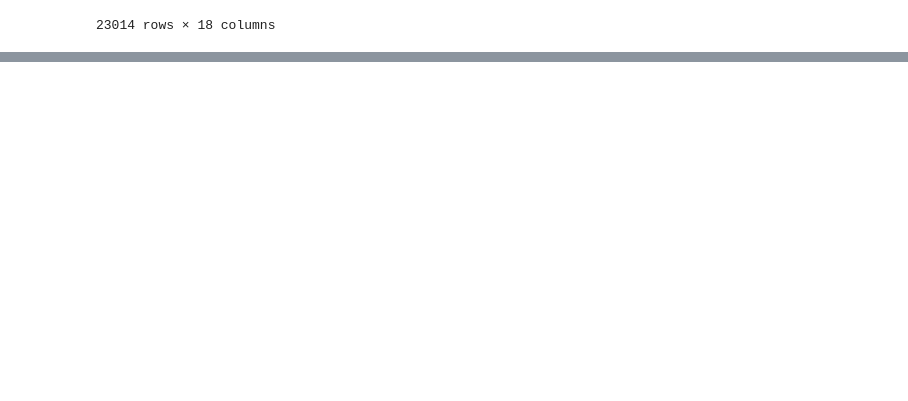
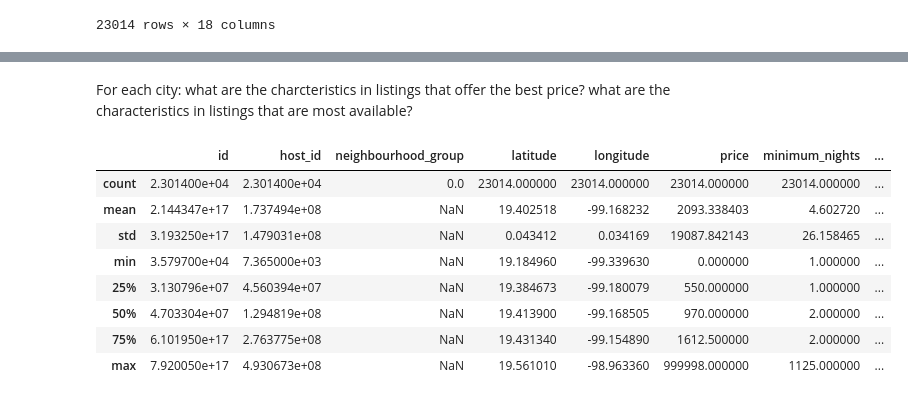
Before and after one commit to ubco-W2022T2-data301/project-group-group21, a Jupyter notebook: analysis/analysis2.ipynb, the cells around one changed output, grey strips where cells are left out. Cells and saved outputs as stored; diff of their text form; code cells hidden in the pictures; blank space fills up the shorter version.

```diff
--- a/analysis/analysis2.ipynb
+++ b/analysis/analysis2.ipynb
@@ -35,0 +45,17 @@ df
+# %% [markdown]
+For each city:
+    what are the charcteristics in listings that offer the best price?
+    what are the characteristics in listings that are most available?
+# %%
+## Starting with the Mexico City dataset, I will begin to look at the content of the data
+df.describe()
+# %% [output]
+|  | id | host_id | neighbourhood_group | latitude | longitude | price | minimum_nights | ... |
+| count | 2.301400e+04 | 2.301400e+04 | 0.0 | 23014.000000 | 23014.000000 | 23014.000000 | 23014.000000 | ... |
+| mean | 2.144347e+17 | 1.737494e+08 | NaN | 19.402518 | -99.168232 | 2093.338403 | 4.602720 | ... |
+| std | 3.193250e+17 | 1.479031e+08 | NaN | 0.043412 | 0.034169 | 19087.842143 | 26.158465 | ... |
+| min | 3.579700e+04 | 7.365000e+03 | NaN | 19.184960 | -99.339630 | 0.000000 | 1.000000 | ... |
+| 25% | 3.130796e+07 | 4.560394e+07 | NaN | 19.384673 | -99.180079 | 550.000000 | 1.000000 | ... |
+| 50% | 4.703304e+07 | 1.294819e+08 | NaN | 19.413900 | -99.168505 | 970.000000 | 2.000000 | ... |
+| 75% | 6.101950e+17 | 2.763775e+08 | NaN | 19.431340 | -99.154890 | 1612.500000 | 2.000000 | ... |
+| max | 7.920050e+17 | 4.930673e+08 | NaN | 19.561010 | -98.963360 | 999998.000000 | 1125.000000 | ... |
```
Also changed, not shown: parts of 19 cells of this notebook, 1 other file.
